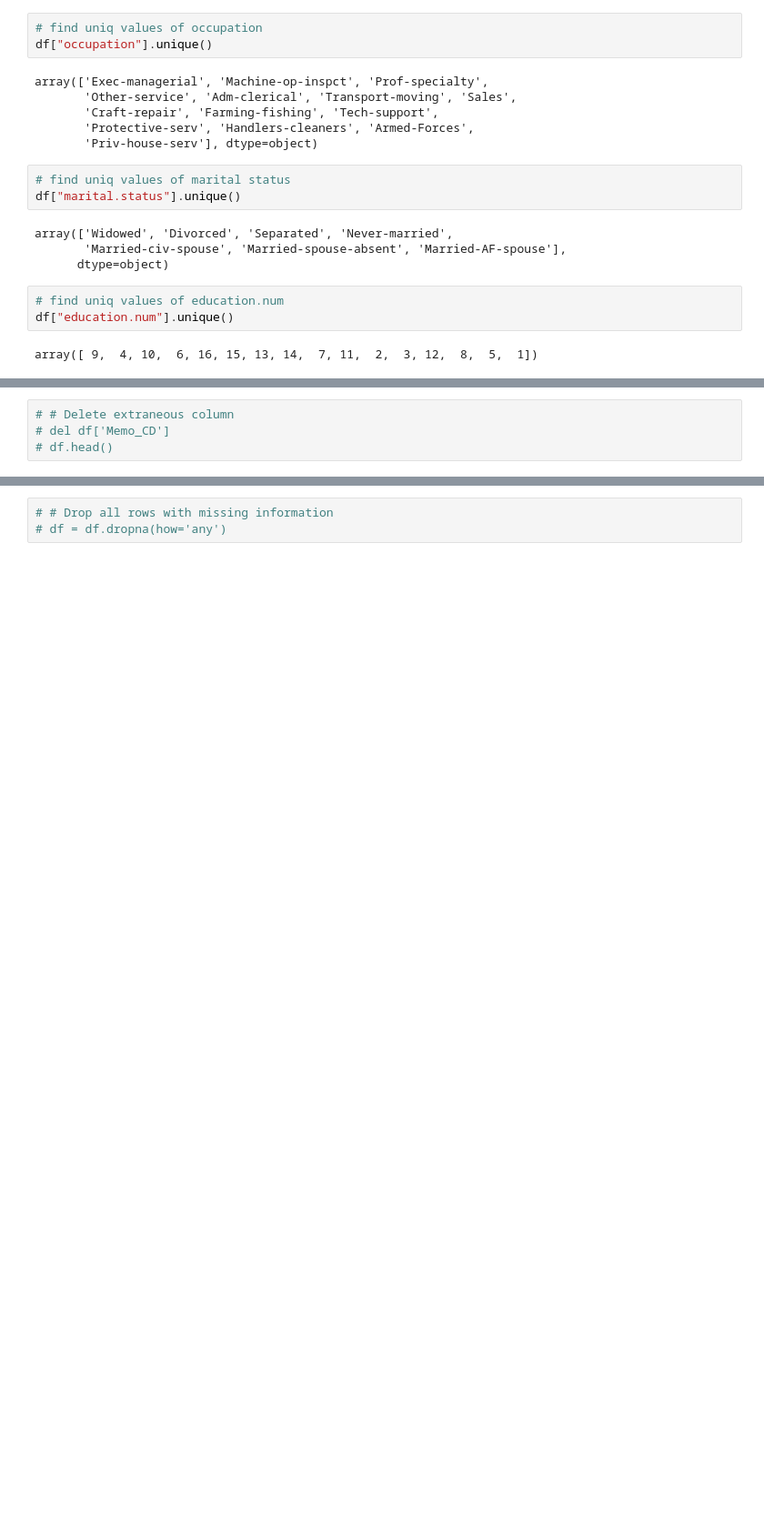
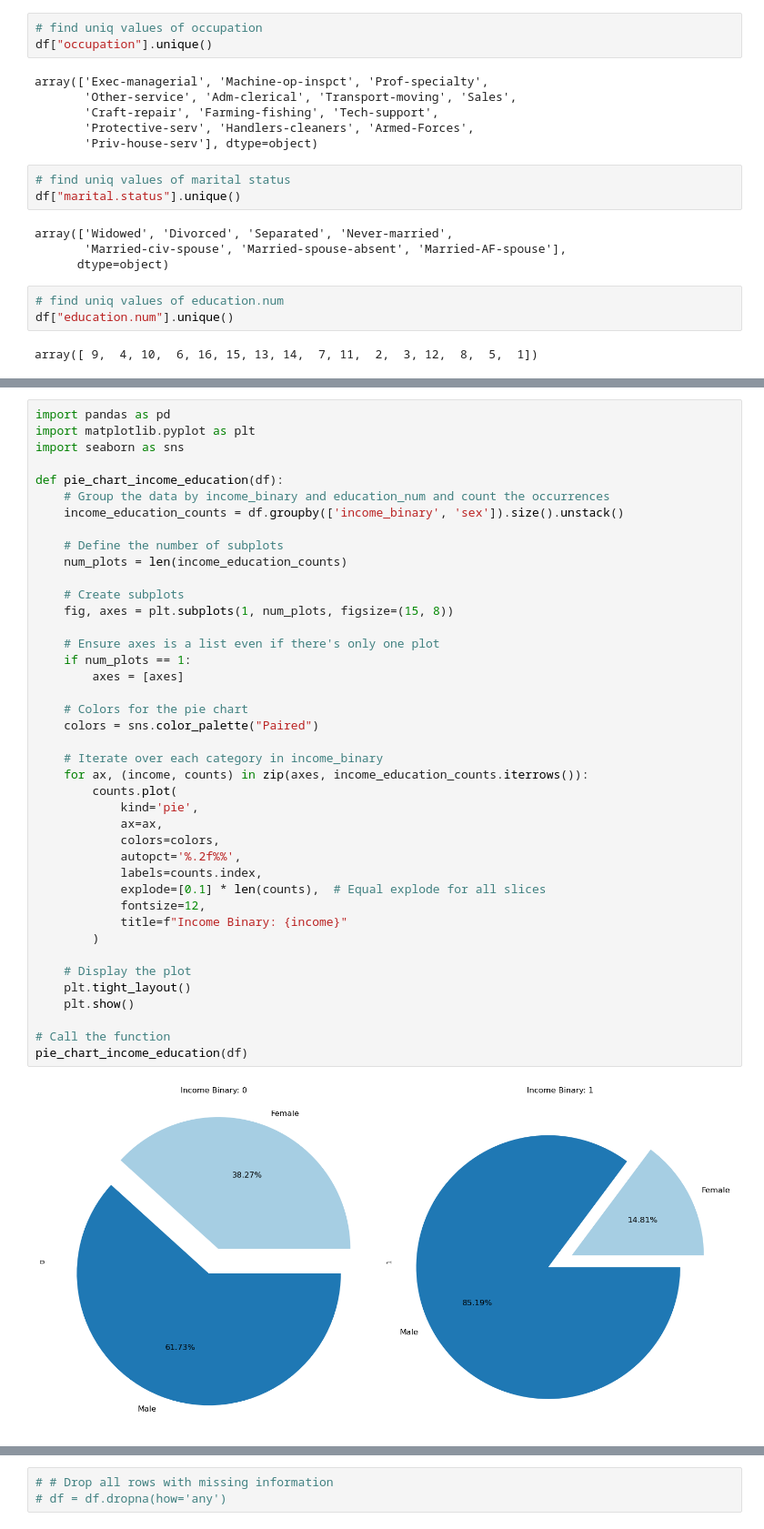
Before and after one commit to Naqibee/Project4, a Jupyter notebook: Income_Prediction.ipynb, the cells around one changed output, grey strips where cells are left out. Shown at 91% size. Cells and saved outputs as stored; diff of their text form; blank space fills up the shorter version.

```diff
--- a/Income_Prediction.ipynb
+++ b/Income_Prediction.ipynb
@@ -102,4 +127,43 @@ df.describe()
-# %%
-# # Delete extraneous column
-# del df['Memo_CD']
-# df.head()
+# %%
+import pandas as pd
+import matplotlib.pyplot as plt
+import seaborn as sns
+
+def pie_chart_income_education(df):
+    # Group the data by income_binary and education_num and count the occurrences
+    income_education_counts = df.groupby(['income_binary', 'sex']).size().unstack()
+
+    # Define the number of subplots
+    num_plots = len(income_education_counts)
+
+    # Create subplots
+    fig, axes = plt.subplots(1, num_plots, figsize=(15, 8))
+
+    # Ensure axes is a list even if there's only one plot
+    if num_plots == 1:
+        axes = [axes]
+
+    # Colors for the pie chart
+    colors = sns.color_palette("Paired")
+
+    # Iterate over each category in income_binary
+    for ax, (income, counts) in zip(axes, income_education_counts.iterrows()):
+        counts.plot(
+            kind='pie',
+            ax=ax,
+            colors=colors,
+            autopct='%.2f%%',
+            labels=counts.index,
+            explode=[0.1] * len(counts),  # Equal explode for all slices
+            fontsize=12,
+            title=f"Income Binary: {income}"
+        )
+
+    # Display the plot
+    plt.tight_layout()
+    plt.show()
+
+# Call the function
+pie_chart_income_education(df)
+# %% [output]
+[figure, added]
```
Also changed, not shown: parts of 24 cells of this notebook.
